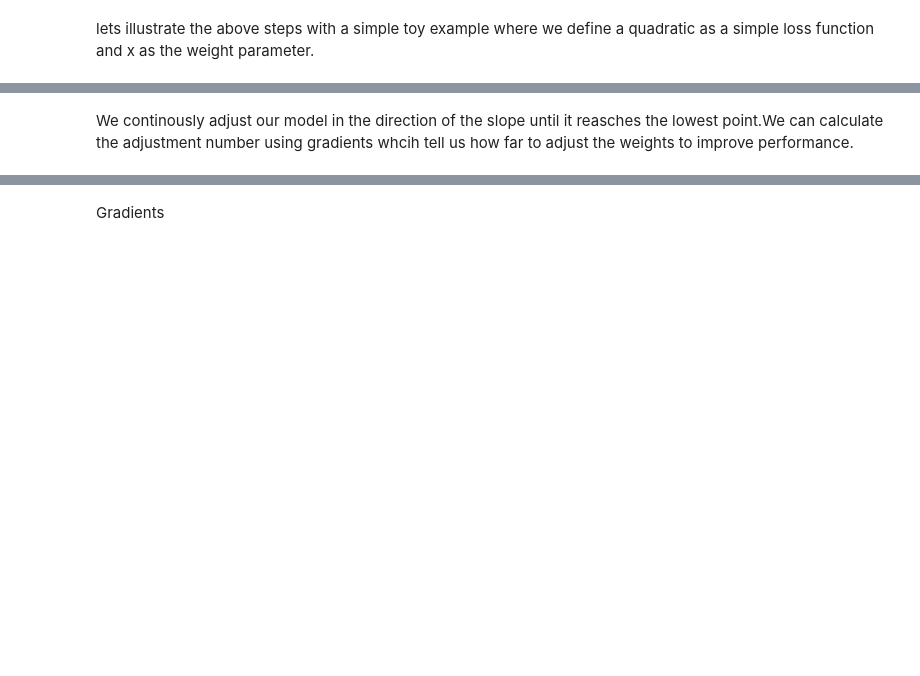
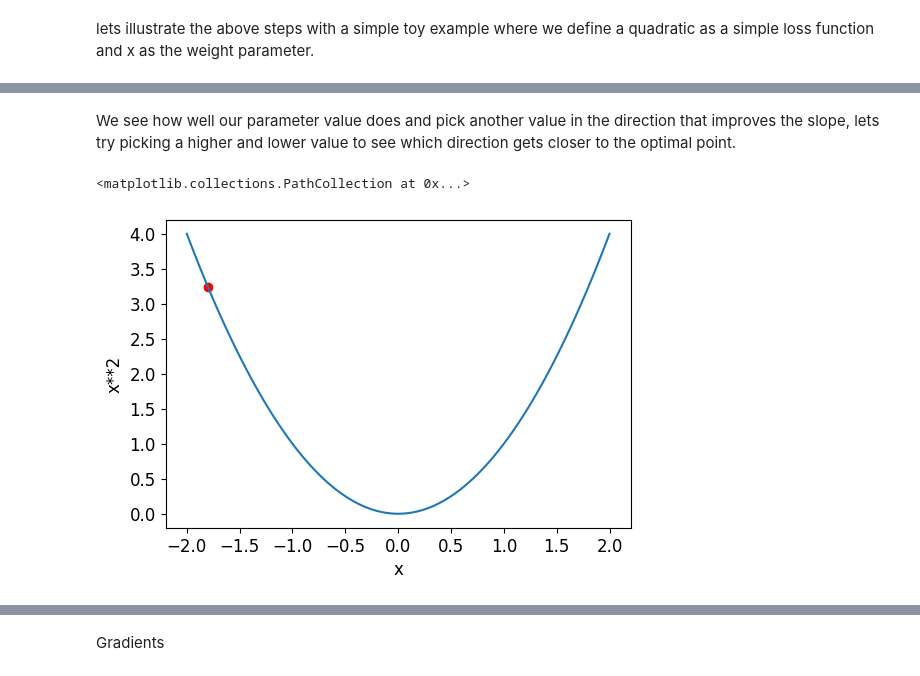
Before and after one commit to rubanzasilva/mnist_basics, a Jupyter notebook: Copy_of_mnist_basics.ipynb, the cells around one changed output, grey strips where cells are left out. Drawn from its saved outputs; the diff is of its cells as text; code cells hidden in the pictures; blank space fills up the shorter version.

```diff
--- a/Copy_of_mnist_basics.ipynb
+++ b/Copy_of_mnist_basics.ipynb
@@ -508,2 +529,8 @@ plt.scatter(-1.5,f(-1.5), color="red")
-# %% [markdown]
-We continously adjust our model in the direction of the slope until it reasches the lowest point.We can calculate the adjustment number using gradients whcih tell us how far to adjust the weights to improve performance.
+# %% [markdown]
+We see how well our parameter value does and pick another value in the direction that improves the slope, lets try picking a higher and lower value to see which direction gets closer to the optimal point.
+# %%
+plot_function(f, 'x', 'x**2')
+plt.scatter(-1.8,f(-1.8), color="red")
+# %% [output]
+<matplotlib.collections.PathCollection at 0x...>
+[figure, added]
```
Also changed, not shown: parts of 13 cells of this notebook.
